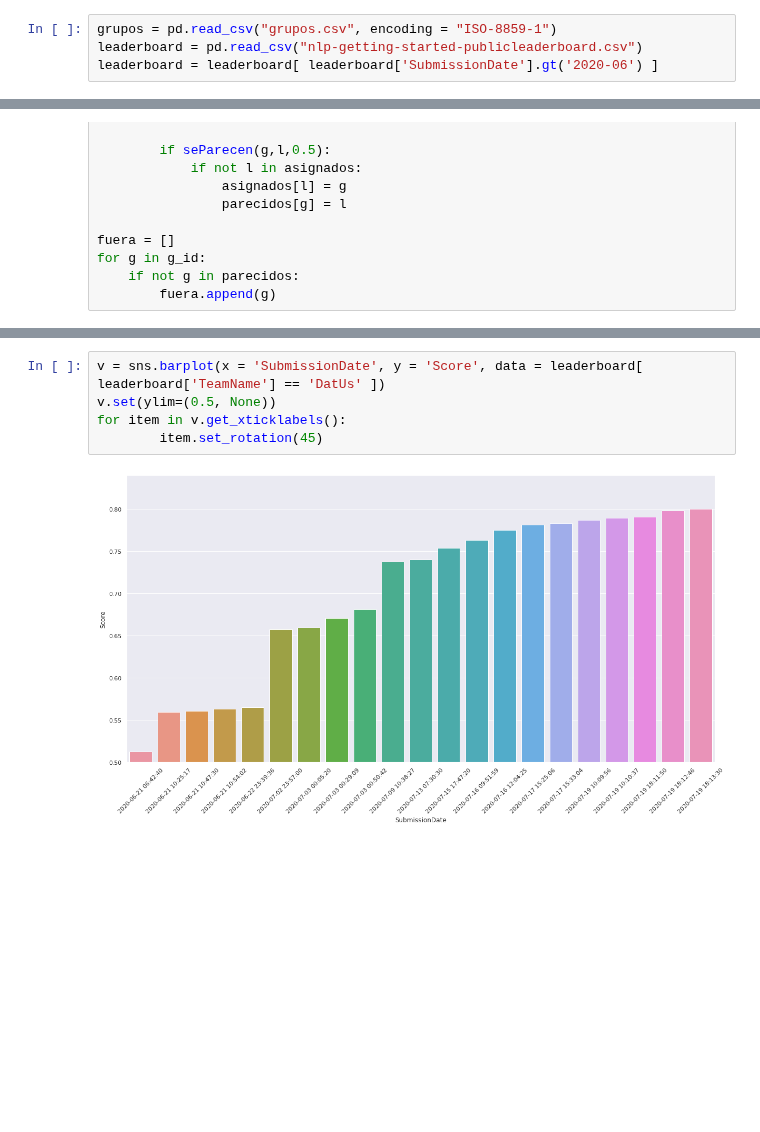
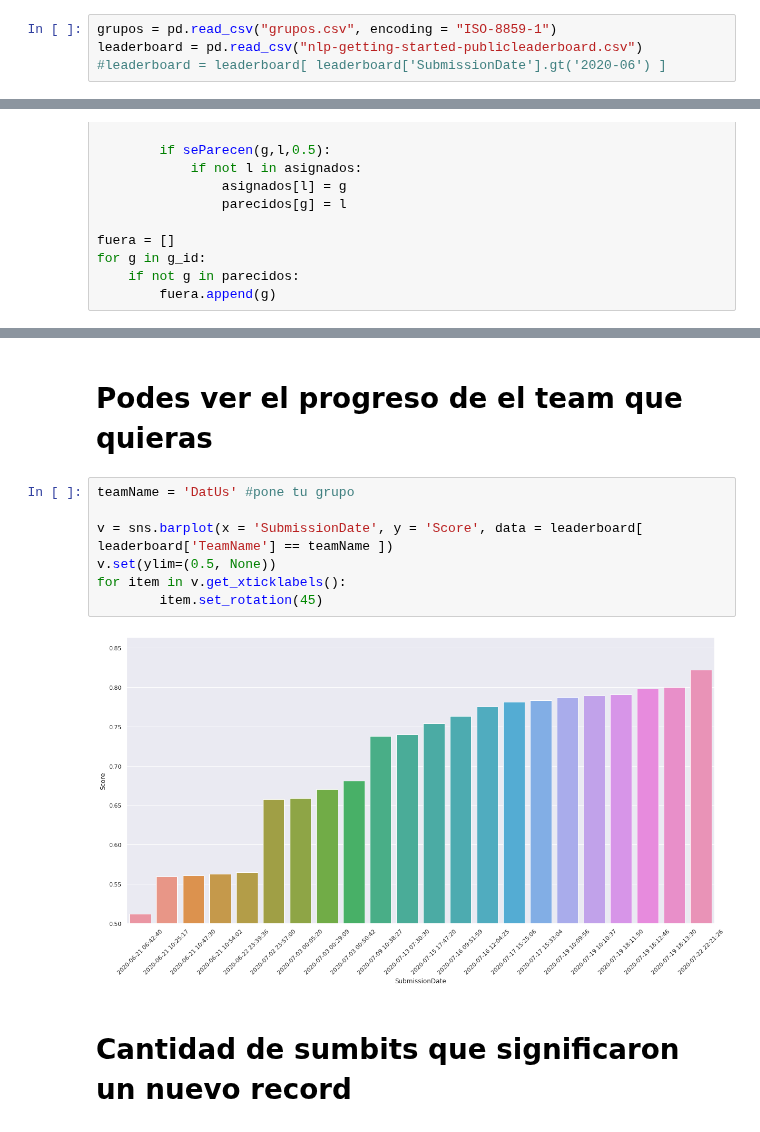
Before and after one commit to axelmpm/TP1_DATOS_1C_2020, a Jupyter notebook: TP2/leaderboard.ipynb, the cells around one changed output, grey strips where cells are left out. Saved outputs shown, nothing was run; the diff lists cells and outputs as text; blank space fills up the shorter version.

```diff
--- a/TP2/leaderboard.ipynb
+++ b/TP2/leaderboard.ipynb
@@ -7,4 +7,4 @@ sns.set(rc = {'figure.figsize':(20,10)})
 # %%
 grupos = pd.read_csv("grupos.csv", encoding = "ISO-8859-1")
 leaderboard = pd.read_csv("nlp-getting-started-publicleaderboard.csv")
-leaderboard = leaderboard[ leaderboard['SubmissionDate'].gt('2020-06') ]
+#leaderboard = leaderboard[ leaderboard['SubmissionDate'].gt('2020-06') ]
@@ -96,10 +132,16 @@ datos_leaderboard
+# %% [markdown]
+# Podes ver el progreso de el team que quieras
 # %%
-v = sns.barplot(x = 'SubmissionDate', y = 'Score', data = leaderboard[ leaderboard['TeamName'] == 'DatUs' ])
+teamName = 'DatUs' #pone tu grupo
+
+v = sns.barplot(x = 'SubmissionDate', y = 'Score', data = leaderboard[ leaderboard['TeamName'] == teamName ])
 v.set(ylim=(0.5, None))
 for item in v.get_xticklabels():
         item.set_rotation(45)
 # %% [output]
-[figure, old version]
+[figure, new version]
+# %% [markdown]
+# Cantidad de sumbits que significaron un nuevo record
 # %%
 cross.groupby('TeamName')['SubmissionDate'].count().sort_values(ascending = False)
 # %% [output]
```
Also changed, not shown: parts of 11 cells of this notebook, 3 other files.
